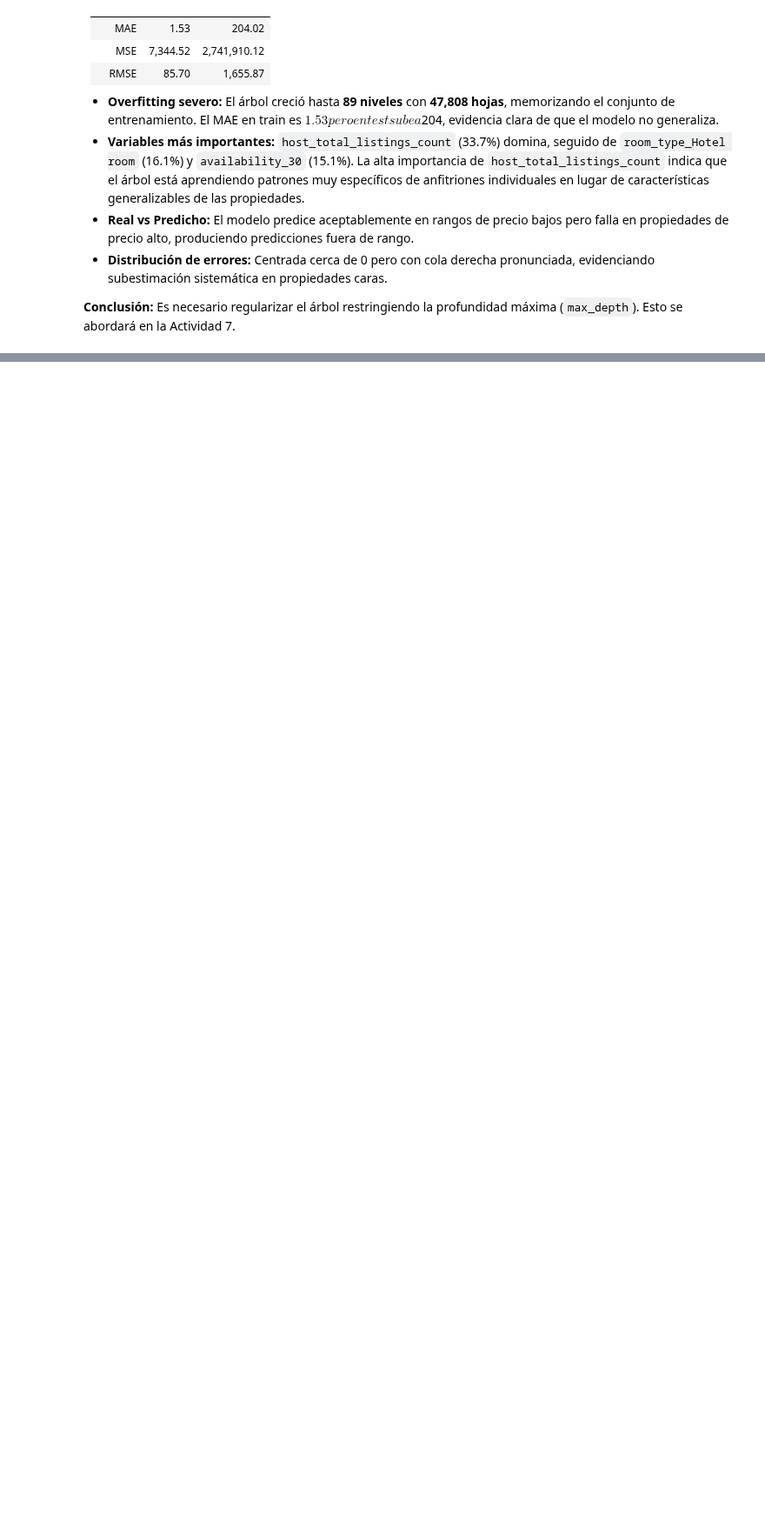
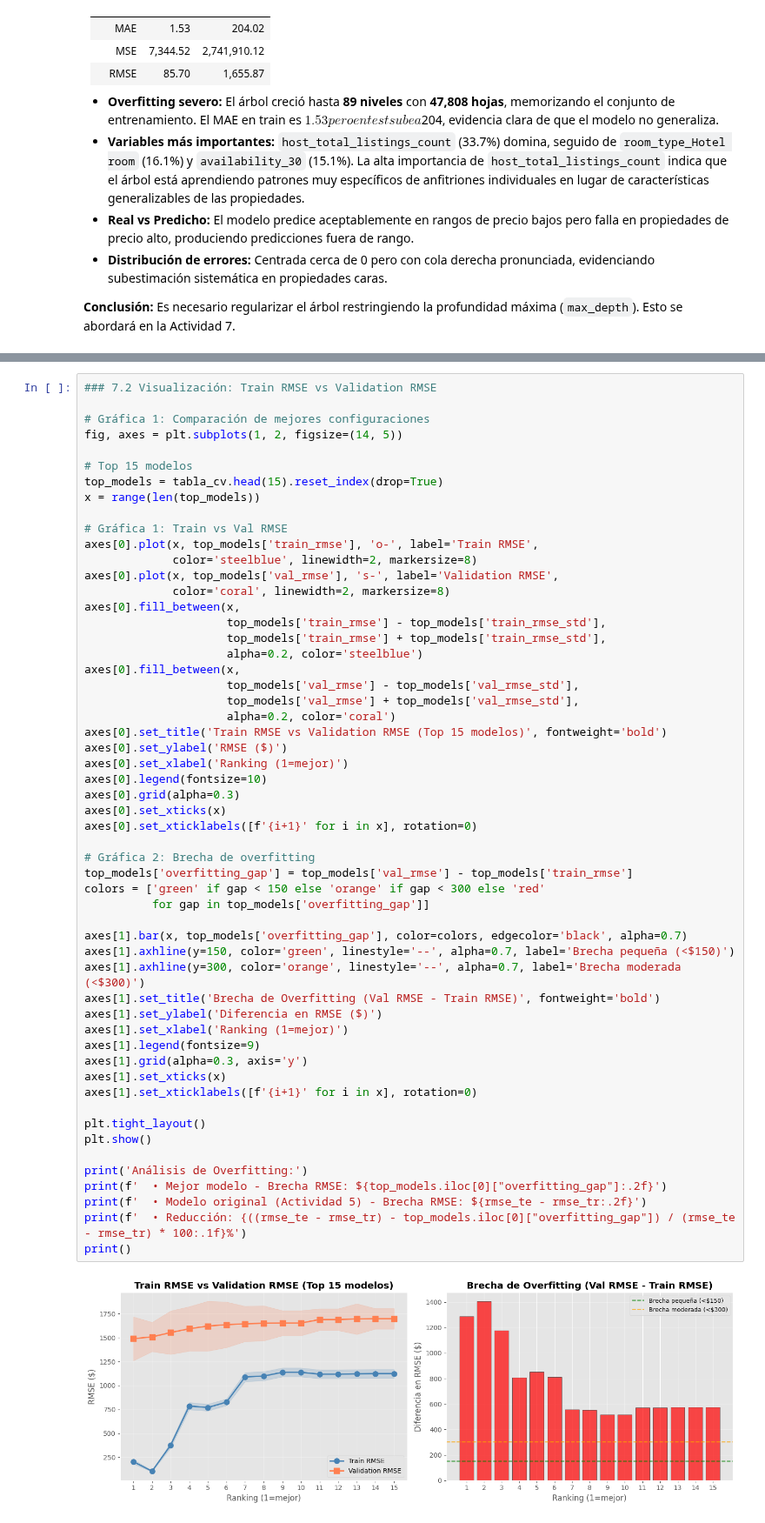
Before and after one commit to FerAHMz/lab4-md, a Jupyter notebook: lab4.ipynb, the cells around one changed output, grey strips where cells are left out. Shown at 87% size. Saved outputs shown, nothing was run; the diff lists cells and outputs as text; blank space fills up the shorter version.

Commit message:
actividad 6, 7 y 8

```diff
--- a/lab4.ipynb
+++ b/lab4.ipynb
@@ -751,0 +1068,57 @@ host_total_listings_count                 0.3373
+# %%
+### 7.2 Visualización: Train RMSE vs Validation RMSE
+
+# Gráfica 1: Comparación de mejores configuraciones
+fig, axes = plt.subplots(1, 2, figsize=(14, 5))
+
+# Top 15 modelos
+top_models = tabla_cv.head(15).reset_index(drop=True)
+x = range(len(top_models))
+
+# Gráfica 1: Train vs Val RMSE
+axes[0].plot(x, top_models['train_rmse'], 'o-', label='Train RMSE',
+             color='steelblue', linewidth=2, markersize=8)
+axes[0].plot(x, top_models['val_rmse'], 's-', label='Validation RMSE',
+             color='coral', linewidth=2, markersize=8)
+axes[0].fill_between(x,
+                     top_models['train_rmse'] - top_models['train_rmse_std'],
+                     top_models['train_rmse'] + top_models['train_rmse_std'],
+                     alpha=0.2, color='steelblue')
+axes[0].fill_between(x,
+                     top_models['val_rmse'] - top_models['val_rmse_std'],
+                     top_models['val_rmse'] + top_models['val_rmse_std'],
+                     alpha=0.2, color='coral')
+axes[0].set_title('Train RMSE vs Validation RMSE (Top 15 modelos)', fontweight='bold')
+axes[0].set_ylabel('RMSE ($)')
+axes[0].set_xlabel('Ranking (1=mejor)')
+axes[0].legend(fontsize=10)
+axes[0].grid(alpha=0.3)
+axes[0].set_xticks(x)
+axes[0].set_xticklabels([f'{i+1}' for i in x], rotation=0)
+
+# Gráfica 2: Brecha de overfitting
+top_models['overfitting_gap'] = top_models['val_rmse'] - top_models['train_rmse']
+colors = ['green' if gap < 150 else 'orange' if gap < 300 else 'red'
+          for gap in top_models['overfitting_gap']]
+
+axes[1].bar(x, top_models['overfitting_gap'], color=colors, edgecolor='black', alpha=0.7)
+axes[1].axhline(y=150, color='green', linestyle='--', alpha=0.7, label='Brecha pequeña (<$150)')
+axes[1].axhline(y=300, color='orange', linestyle='--', alpha=0.7, label='Brecha moderada (<$300)')
+axes[1].set_title('Brecha de Overfitting (Val RMSE - Train RMSE)', fontweight='bold')
+axes[1].set_ylabel('Diferencia en RMSE ($)')
+axes[1].set_xlabel('Ranking (1=mejor)')
+axes[1].legend(fontsize=9)
+axes[1].grid(alpha=0.3, axis='y')
+axes[1].set_xticks(x)
+axes[1].set_xticklabels([f'{i+1}' for i in x], rotation=0)
+
+plt.tight_layout()
+plt.show()
+
+print('Análisis de Overfitting:')
+print(f'  • Mejor modelo - Brecha RMSE: ${top_models.iloc[0]["overfitting_gap"]:.2f}')
+print(f'  • Modelo original (Actividad 5) - Brecha RMSE: ${rmse_te - rmse_tr:.2f}')
+print(f'  • Reducción: {((rmse_te - rmse_tr) - top_models.iloc[0]["overfitting_gap"]) / (rmse_te - rmse_tr) * 100:.1f}%')
+print()
+# %% [output]
+[figure, added]
```
Also changed, not shown: parts of 23 cells of this notebook.
